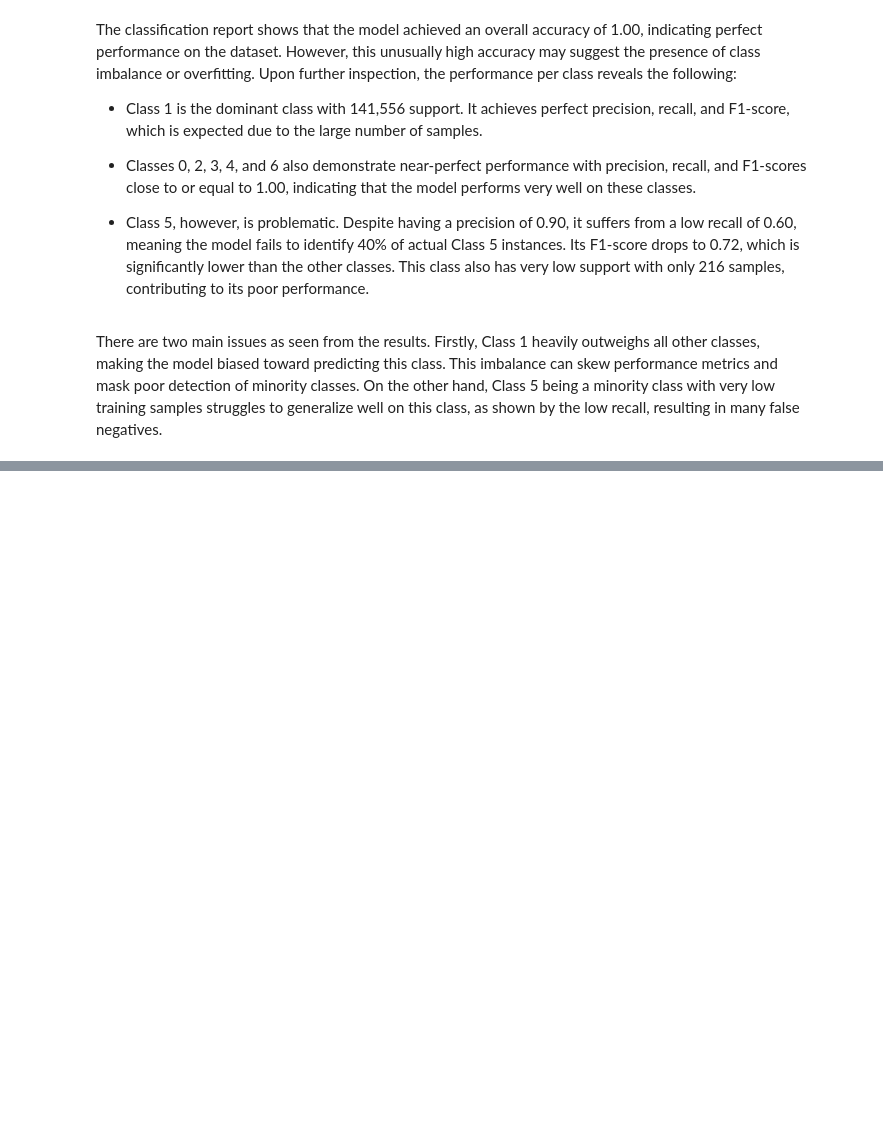
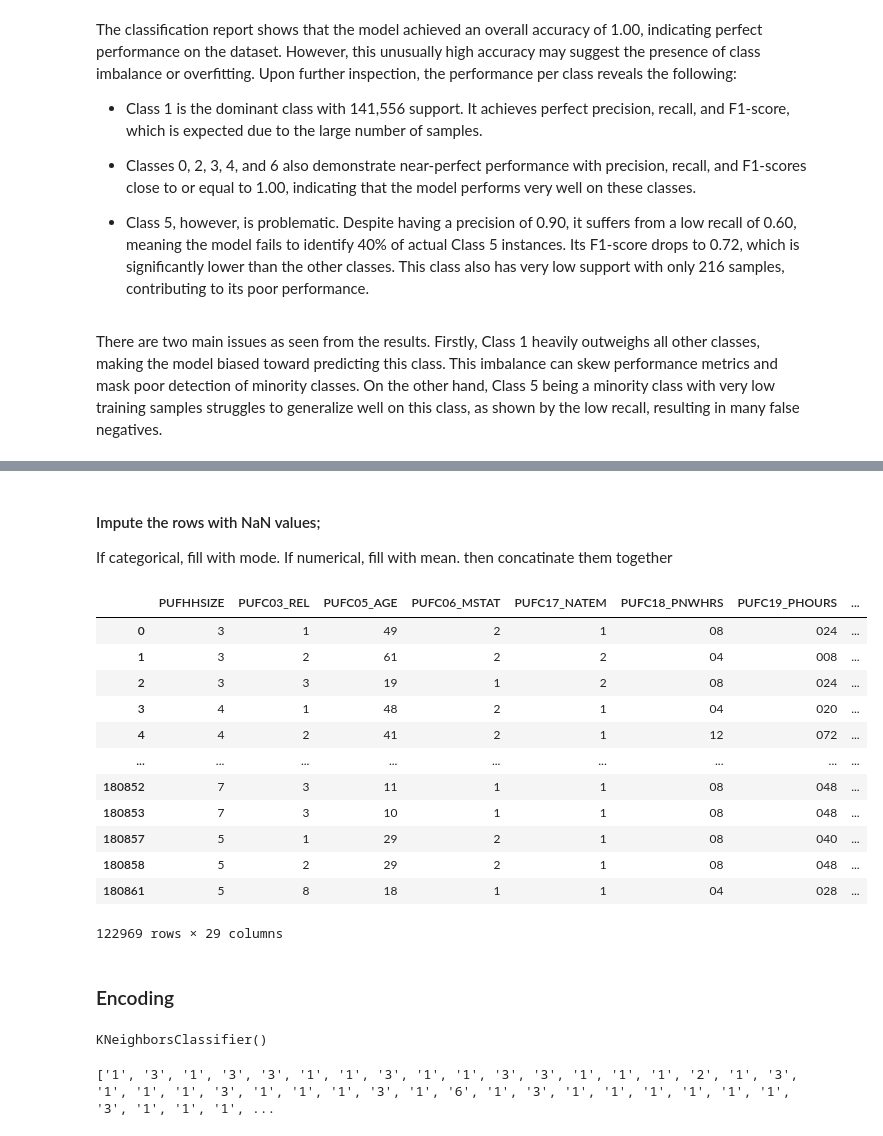
Before and after one commit to tinySculpture/STINTSY-Project, a Jupyter notebook: Project_Labor_Force_Survey-colab.ipynb, the cells around one changed output, grey strips where cells are left out. Saved outputs shown, nothing was run; the diff lists cells and outputs as text; code cells hidden in the pictures; blank space fills up the shorter version.

```diff
--- a/Project_Labor_Force_Survey-colab.ipynb
+++ b/Project_Labor_Force_Survey-colab.ipynb
@@ -486,0 +503,23 @@ There are two main issues as seen from the results. Firstly, Class 1 heavily out
+# %% [markdown]
+#### Impute the rows with NaN values;
+If categorical, fill with mode.
+If numerical, fill with mean.
+then concatinate them together
+# %%
+df
+# %% [output]
+|  | PUFHHSIZE | PUFC03_REL | PUFC05_AGE | PUFC06_MSTAT | PUFC17_NATEM | PUFC18_PNWHRS | PUFC19_PHOURS | ... |
+| 0 | 3 | 1 | 49 | 2 | 1 | 08 | 024 | ... |
+| 1 | 3 | 2 | 61 | 2 | 2 | 04 | 008 | ... |
+| 2 | 3 | 3 | 19 | 1 | 2 | 08 | 024 | ... |
+| 3 | 4 | 1 | 48 | 2 | 1 | 04 | 020 | ... |
+| 4 | 4 | 2 | 41 | 2 | 1 | 12 | 072 | ... |
+| ... | ... | ... | ... | ... | ... | ... | ... | ... |
+| 180852 | 7 | 3 | 11 | 1 | 1 | 08 | 048 | ... |
+| 180853 | 7 | 3 | 10 | 1 | 1 | 08 | 048 | ... |
+| 180857 | 5 | 1 | 29 | 2 | 1 | 08 | 040 | ... |
+| 180858 | 5 | 2 | 29 | 2 | 1 | 08 | 048 | ... |
+| 180861 | 5 | 8 | 18 | 1 | 1 | 04 | 028 | ... |
+122969 rows × 29 columns
+# %% [markdown]
+### Encoding
@@ -486,0 +537,10 @@ There are two main issues as seen from the results. Firstly, Class 1 heavily out
+# %%
+classifier  = KNeighborsClassifier(n_neighbors=5)
+classifier.fit(X_train, y_train)
+# %% [output]
+KNeighborsClassifier()
+# %%
+y_pred = classifier.predict(X_test)
+print(y_pred.tolist())
+# %% [output]
+['1', '3', '1', '3', '3', '1', '1', '3', '1', '1', '3', '3', '1', '1', '1', '2', '1', '3', '1', '1', '1', '3', '1', '1', '1', '3', '1', '6', '1', '3', '1', '1', '1', '1', '1', '1', '3', '1', '1', '1', ...
```
Also changed, not shown: parts of 19 cells of this notebook.
